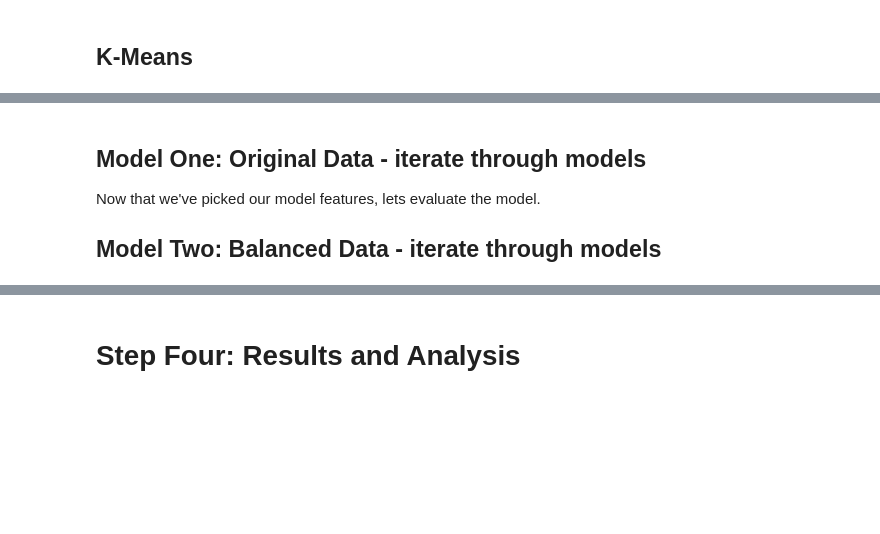
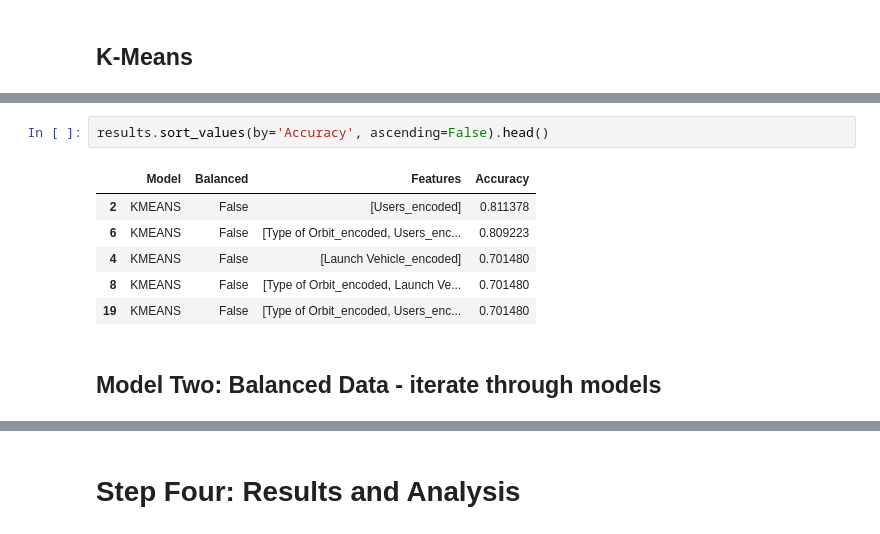
Before and after one commit to iffigueroa/Satellite-Classification, a Jupyter notebook: unsupervised_satellite_classification.ipynb, the cells around one changed output, grey strips where cells are left out. Saved outputs shown, nothing was run; the diff lists cells and outputs as text; blank space fills up the shorter version.

```diff
--- a/unsupervised_satellite_classification.ipynb
+++ b/unsupervised_satellite_classification.ipynb
@@ -341,7 +361,11 @@ results.head()
+# %%
+results.sort_values(by='Accuracy', ascending=False).head()
+# %% [output]
+|  | Model | Balanced | Features | Accuracy |
+| 2 | KMEANS | False | [Users_encoded] | 0.811378 |
+| 6 | KMEANS | False | [Type of Orbit_encoded, Users_enc... | 0.809223 |
+| 4 | KMEANS | False | [Launch Vehicle_encoded] | 0.701480 |
+| 8 | KMEANS | False | [Type of Orbit_encoded, Launch Ve... | 0.701480 |
+| 19 | KMEANS | False | [Type of Orbit_encoded, Users_enc... | 0.701480 |
 # %% [markdown]
-## Model One: Original Data - iterate through models
-
-Now that we've picked our model features, lets evaluate the model.
-
-
 ## Model Two: Balanced Data - iterate through models
```
Also changed, not shown: parts of 22 cells of this notebook.
